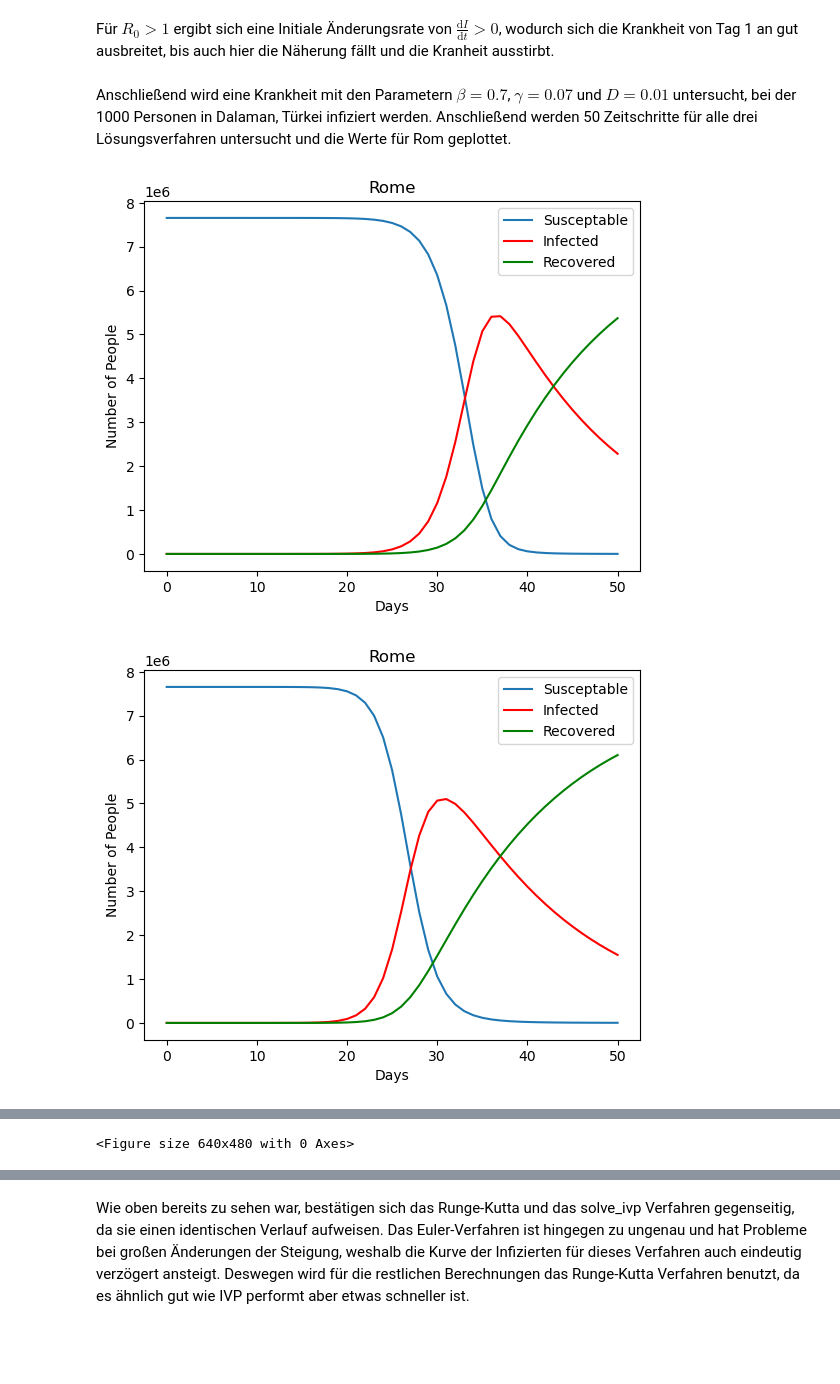
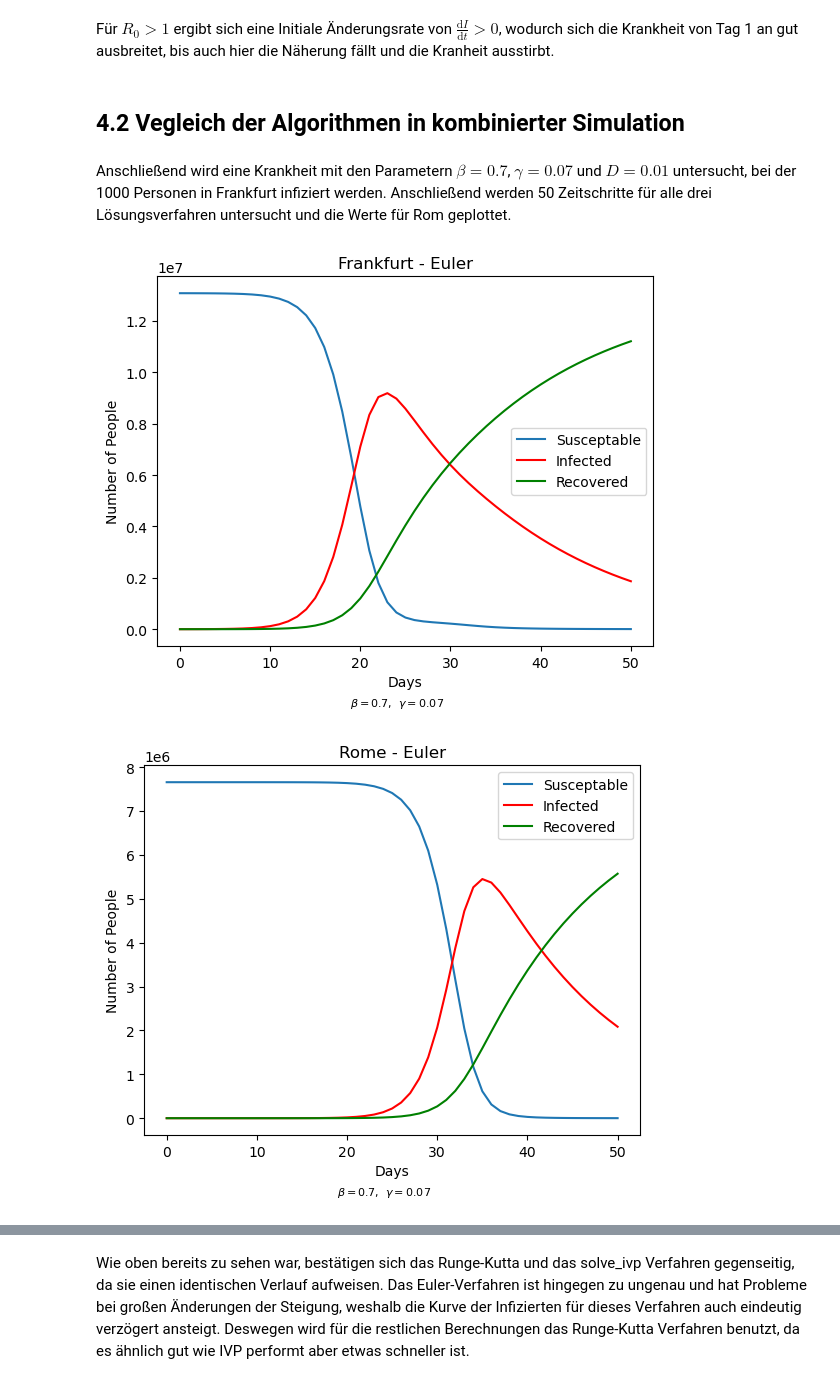
Before and after one commit to LoloSpirit/PlagueInc, a Jupyter notebook: Ausarbeitung_Projekt.ipynb, the cells around one changed output, grey strips where cells are left out. Drawn from its saved outputs; the diff is of its cells as text; code cells hidden in the pictures; blank space fills up the shorter version.

```diff
--- a/Ausarbeitung_Projekt.ipynb
+++ b/Ausarbeitung_Projekt.ipynb
@@ -382,20 +377,0 @@ Anschließend werden für alle Verfahren nochmal separate Plots angefertigt, um
-# %%
-# infect people - intial condition
-test_city = cities['LHR']
-test_city.reset_city()
-test_city.infect_percent(.4)
-beta = 0.7
-gamma = 0.07
-days = 50
-
-# ivp
-sol = calculate_SIR_ivp(test_city, beta, gamma, days)
-plot_SIR('IVP', sol.t, sol.y[0], sol.y[1], sol.y[2], values = {r'\beta': beta, r'\gamma': gamma})
-
-# runge-kutta
-t, s, i, r = calculate_SIR_runge_kutta(test_city, beta, gamma, days)
-plot_SIR('Runge-Kutta', t, s, i, r, values = {r'\beta': beta, r'\gamma': gamma})
-
-# euler
-t, s, i, r = calculate_SIR_euler(test_city, beta, gamma, days)
-plot_SIR('Euler', t, s, i, r, values = {r'\beta': beta, r'\gamma': gamma})
@@ -657,31 +604,39 @@ plt.show()
 [figure]
 # %% [markdown]
 Für $R_0>1$ ergibt sich eine Initiale Änderungsrate von $\frac{\mathrm{d} I}{\mathrm{d} t}>0$, wodurch sich die Krankheit von Tag 1 an gut ausbreitet, bis auch hier die Näherung fällt und die Kranheit ausstirbt.
+# %% [markdown]
+## 4.2 Vegleich der Algorithmen in kombinierter Simulation
 # %% [markdown]
-Anschließend wird eine Krankheit mit den Parametern $\beta=0.7$, $\gamma=0.07$ und $D=0.01$ untersucht, bei der 1000 Personen in Dalaman, Türkei infiziert werden. Anschließend werden 50 Zeitschritte für alle drei Lösungsverfahren untersucht und die Werte für Rom geplottet.
+Anschließend wird eine Krankheit mit den Parametern $\beta=0.7$, $\gamma=0.07$ und $D=0.01$ untersucht, bei der 1000 Personen in Frankfurt infiziert werden. Anschließend werden 50 Zeitschritte für alle drei Lösungsverfahren untersucht und die Werte für Rom geplottet.
 # %%
 city = 'FCO' # Rome
 beta = 0.7
 gamma = 0.07
 D = 0.01
 
 cure_humanity()
-cities['DLM'].infect(1000)
+cities['FRA'].infect(1000)
 t, SIR_values = combined_simulation(beta, gamma, D, D, D, 50, "euler")
+s, i, r = zip(*SIR_values['FRA'])
+plot_SIR("Frankfurt - Euler", t, s, i, r, values = {r'\beta': beta, r'\gamma': gamma})
 s, i, r = zip(*SIR_values[city])
-plot_SIR("Rome", t, s, i, r, values = {r'\beta': beta, r'\gamma': gamma})
+plot_SIR("Rome - Euler", t, s, i, r, values = {r'\beta': beta, r'\gamma': gamma})
 
 cure_humanity()
-cities['DLM'].infect(1000)
+cities['FRA'].infect(1000)
 t, SIR_values = combined_simulation(beta, gamma, D, D, D, 50, "RK")
+s, i, r = zip(*SIR_values['FRA'])
+plot_SIR("Frankfurt - Runge Kutta", t, s, i, r, values = {r'\beta': beta, r'\gamma': gamma})
 s, i, r = zip(*SIR_values[city])
-plot_SIR("Rome", t, s, i, r, values = {r'\beta': beta, r'\gamma': gamma})
+plot_SIR("Rome - Runge Kutta", t, s, i, r, values = {r'\beta': beta, r'\gamma': gamma})
 
 cure_humanity()
-cities['DLM'].infect(1000)
+cities['FRA'].infect(1000)
 t, SIR_values = combined_simulation(beta, gamma, D, D, D, 50, "ivp")
+s, i, r = zip(*SIR_values['FRA'])
+plot_SIR("Frankfurt - IVP", t, s, i, r, values = {r'\beta': beta, r'\gamma': gamma})
 s, i, r = zip(*SIR_values[city])
-plot_SIR("Rome", t, s, i, r, values = {r'\beta': beta, r'\gamma': gamma})
+plot_SIR("Rome - IVP", t, s, i, r, values = {r'\beta': beta, r'\gamma': gamma})
 # %% [output]
-[figure, old version]
+[figure, new version]
-[figure, old version]
+[figure, new version]
@@ -689 +643,0 @@ plot_SIR("Rome", t, s, i, r, values = {r'\beta': beta, r'\gamma': gamma})
-<Figure size 640x480 with 0 Axes>
```
Also changed, not shown: parts of 30 cells of this notebook.
